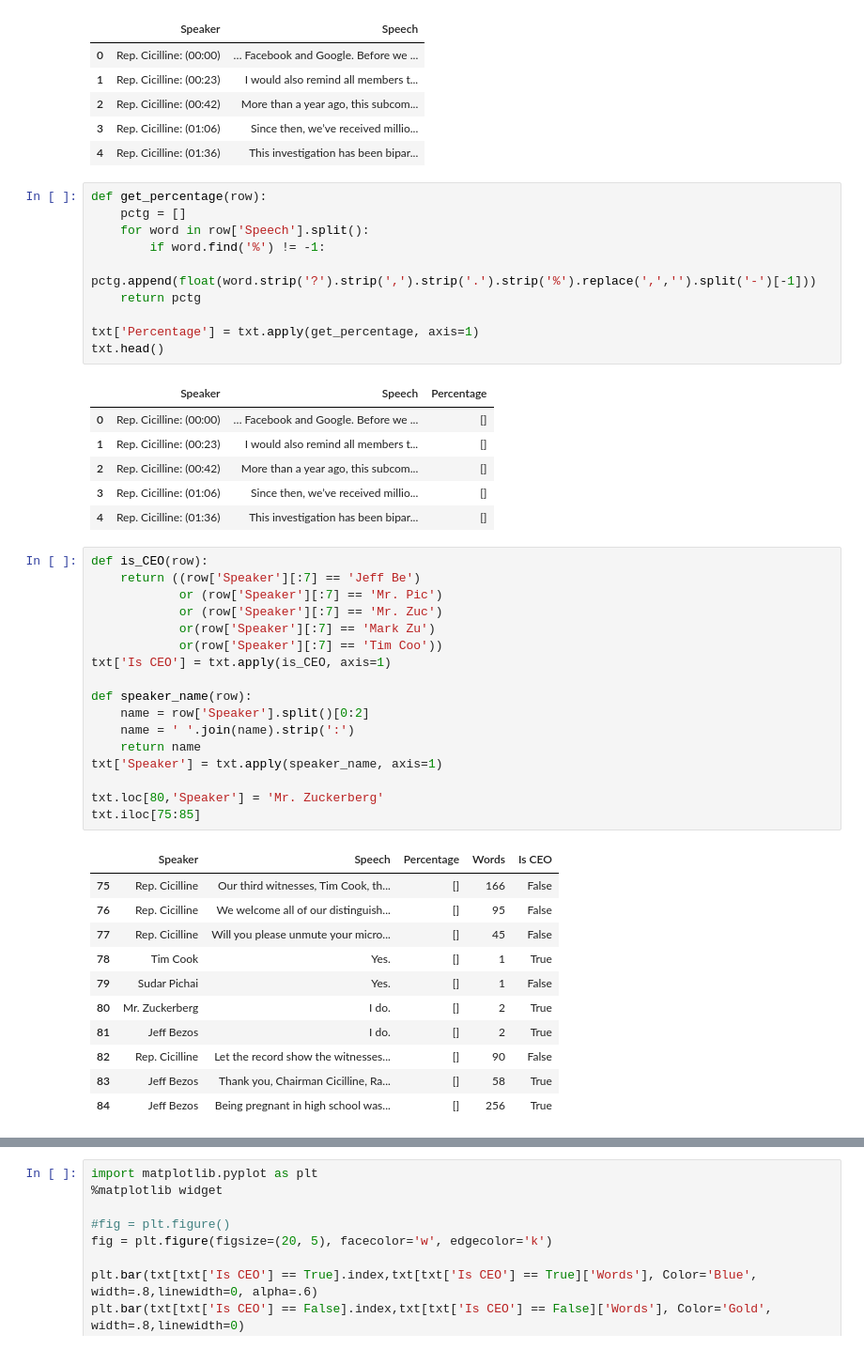
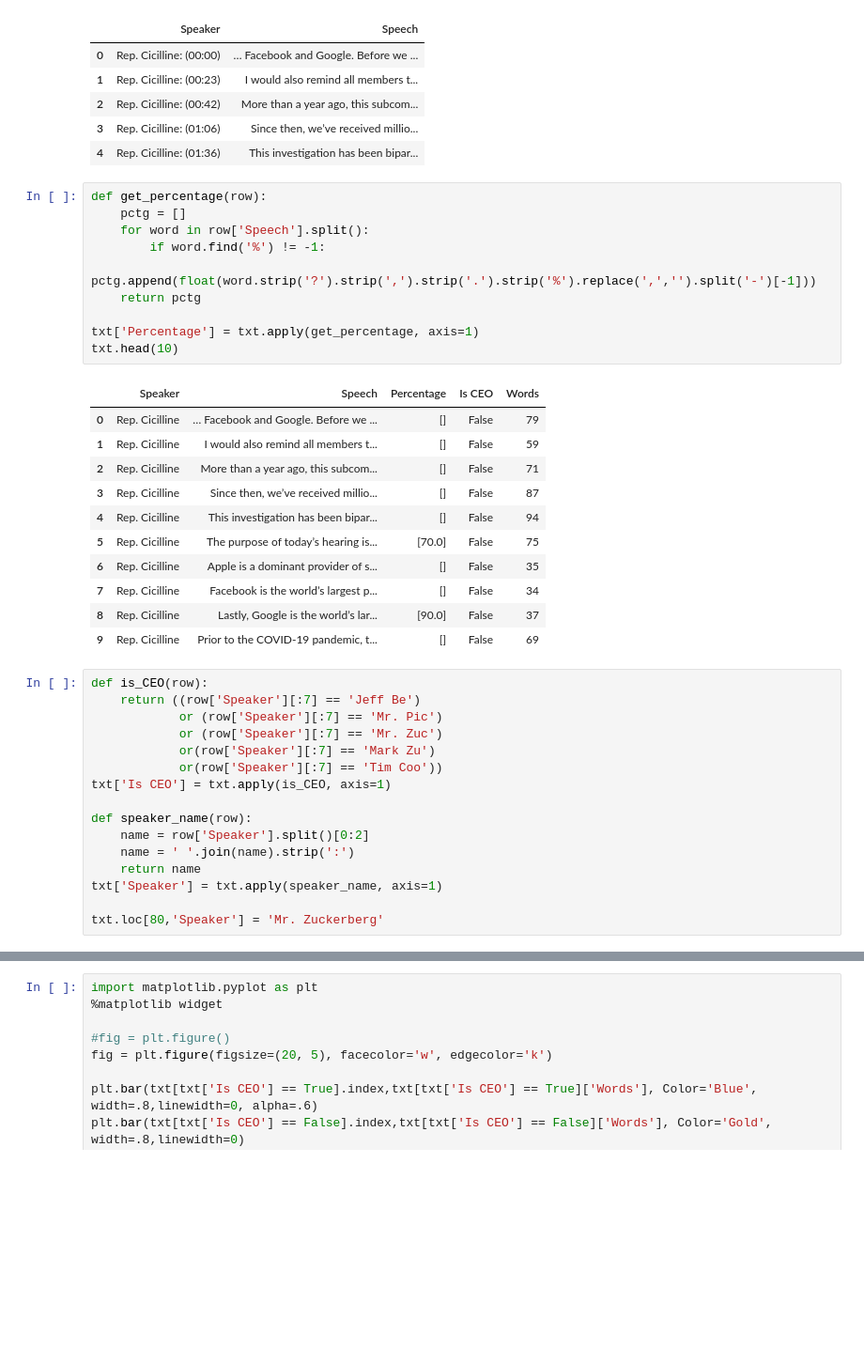
Before and after one commit to alfischer33/Big-Tech-Hearing, a Jupyter notebook: Big+Tech+Hearing+Data.ipynb, the cells around one changed output, grey strips where cells are left out. Shown at 94% size. Cells and saved outputs as stored; diff of their text form; blank space fills up the shorter version.

```diff
--- a/Big+Tech+Hearing+Data.ipynb
+++ b/Big+Tech+Hearing+Data.ipynb
@@ -51,20 +51,25 @@ txt.head()
 # %%
 def get_percentage(row):
     pctg = []
     for word in row['Speech'].split():
         if word.find('%') != -1:
             pctg.append(float(word.strip('?').strip(',').strip('.').strip('%').replace(',','').split('-')[-1]))
     return pctg
 
 txt['Percentage'] = txt.apply(get_percentage, axis=1)
-txt.head()
+txt.head(10)
 # %% [output]
-|  | Speaker | Speech | Percentage |
-| 0 | Rep. Cicilline: (00:00) | … Facebook and Google. Before we ... | [] |
-| 1 | Rep. Cicilline: (00:23) | I would also remind all members t... | [] |
-| 2 | Rep. Cicilline: (00:42) | More than a year ago, this subcom... | [] |
-| 3 | Rep. Cicilline: (01:06) | Since then, we’ve received millio... | [] |
-| 4 | Rep. Cicilline: (01:36) | This investigation has been bipar... | [] |
+|  | Speaker | Speech | Percentage | Is CEO | Words |
+| 0 | Rep. Cicilline | … Facebook and Google. Before we ... | [] | False | 79 |
+| 1 | Rep. Cicilline | I would also remind all members t... | [] | False | 59 |
+| 2 | Rep. Cicilline | More than a year ago, this subcom... | [] | False | 71 |
+| 3 | Rep. Cicilline | Since then, we’ve received millio... | [] | False | 87 |
+| 4 | Rep. Cicilline | This investigation has been bipar... | [] | False | 94 |
+| 5 | Rep. Cicilline | The purpose of today’s hearing is... | [70.0] | False | 75 |
+| 6 | Rep. Cicilline | Apple is a dominant provider of s... | [] | False | 35 |
+| 7 | Rep. Cicilline | Facebook is the world’s largest p... | [] | False | 34 |
+| 8 | Rep. Cicilline | Lastly, Google is the world’s lar... | [90.0] | False | 37 |
+| 9 | Rep. Cicilline | Prior to the COVID-19 pandemic, t... | [] | False | 69 |
 # %%
 def is_CEO(row):
     return ((row['Speaker'][:7] == 'Jeff Be')
@@ -81,19 +86,6 @@ def speaker_name(row):
 txt['Speaker'] = txt.apply(speaker_name, axis=1)
 
 txt.loc[80,'Speaker'] = 'Mr. Zuckerberg'
-txt.iloc[75:85]
-# %% [output]
-|  | Speaker | Speech | Percentage | Words | Is CEO |
-| 75 | Rep. Cicilline | Our third witnesses, Tim Cook, th... | [] | 166 | False |
-| 76 | Rep. Cicilline | We welcome all of our distinguish... | [] | 95 | False |
-| 77 | Rep. Cicilline | Will you please unmute your micro... | [] | 45 | False |
-| 78 | Tim Cook | Yes. | [] | 1 | True |
-| 79 | Sudar Pichai | Yes. | [] | 1 | False |
-| 80 | Mr. Zuckerberg | I do. | [] | 2 | True |
-| 81 | Jeff Bezos | I do. | [] | 2 | True |
-| 82 | Rep. Cicilline | Let the record show the witnesses... | [] | 90 | False |
-| 83 | Jeff Bezos | Thank you, Chairman Cicilline, Ra... | [] | 58 | True |
-| 84 | Jeff Bezos | Being pregnant in high school was... | [] | 256 | True |
 # %%
 txt['Words'] = txt['Speech'].apply(lambda x: len(x.split()))
 txt.head()
```
Also changed, not shown: parts of 3 cells of this notebook.
